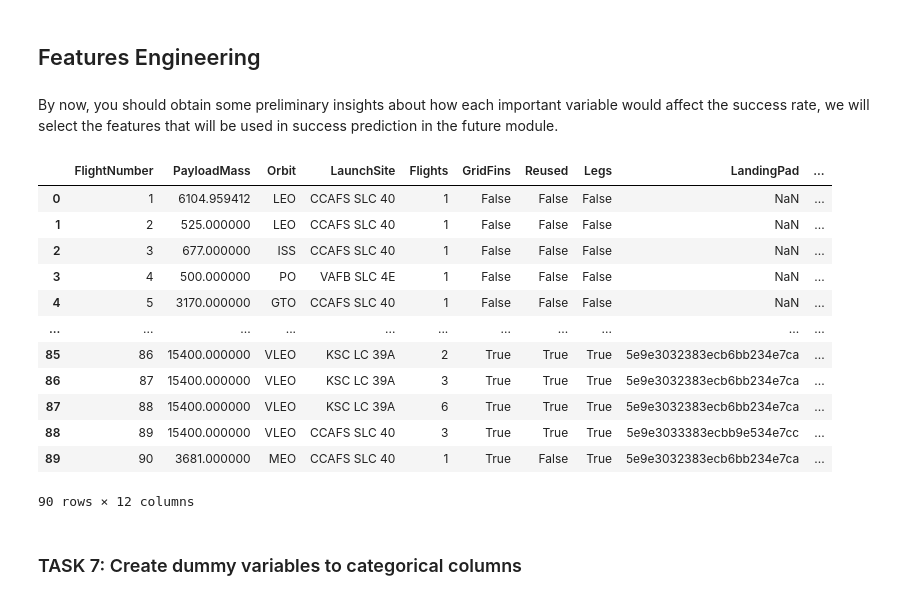
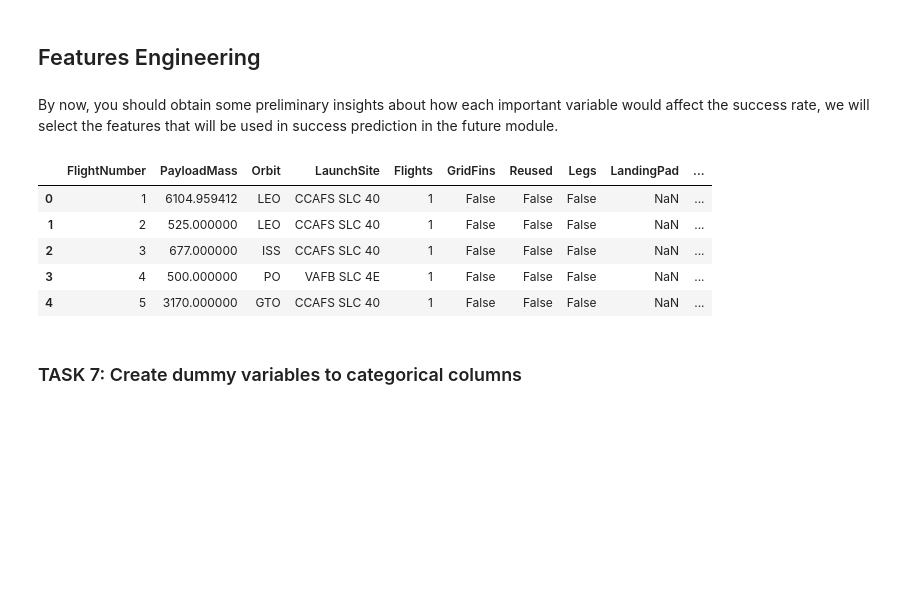
Before and after one commit to Constancem131/IBM, a Jupyter notebook: jupyter-labs-eda-dataviz.ipynb, the cells around one changed output. Cells and saved outputs as stored; diff of their text form; code cells hidden in the pictures; blank space fills up the shorter version.

```diff
--- a/jupyter-labs-eda-dataviz.ipynb
+++ b/jupyter-labs-eda-dataviz.ipynb
@@ -180,24 +183,18 @@ you can observe that the sucess rate since 2013 kept increasing till 2020
 # %% [markdown]
 ## Features Engineering
 # %% [markdown]
-By now, you should obtain some preliminary insights about how each important variable would affect the success rate, we will select the features that will be used in success prediction in the future module.
+By now, you should obtain some preliminary insights about how each important variable would affect the success rate, we will select the features that will be used in success prediction in the
+future module.
 # %%
 features = df[['FlightNumber', 'PayloadMass', 'Orbit', 'LaunchSite', 'Flights', 'GridFins', 'Reused', 'Legs', 'LandingPad', 'Block', 'ReusedCount', 'Serial']]
-features
+features.head()
 # %% [output]
 |  | FlightNumber | PayloadMass | Orbit | LaunchSite | Flights | GridFins | Reused | Legs | LandingPad | ... |
 | 0 | 1 | 6104.959412 | LEO | CCAFS SLC 40 | 1 | False | False | False | NaN | ... |
 | 1 | 2 | 525.000000 | LEO | CCAFS SLC 40 | 1 | False | False | False | NaN | ... |
 | 2 | 3 | 677.000000 | ISS | CCAFS SLC 40 | 1 | False | False | False | NaN | ... |
 | 3 | 4 | 500.000000 | PO | VAFB SLC 4E | 1 | False | False | False | NaN | ... |
 | 4 | 5 | 3170.000000 | GTO | CCAFS SLC 40 | 1 | False | False | False | NaN | ... |
-| ... | ... | ... | ... | ... | ... | ... | ... | ... | ... | ... |
-| 85 | 86 | 15400.000000 | VLEO | KSC LC 39A | 2 | True | True | True | 5e9e3032383ecb6bb234e7ca | ... |
-| 86 | 87 | 15400.000000 | VLEO | KSC LC 39A | 3 | True | True | True | 5e9e3032383ecb6bb234e7ca | ... |
-| 87 | 88 | 15400.000000 | VLEO | KSC LC 39A | 6 | True | True | True | 5e9e3032383ecb6bb234e7ca | ... |
-| 88 | 89 | 15400.000000 | VLEO | CCAFS SLC 40 | 3 | True | True | True | 5e9e3033383ecbb9e534e7cc | ... |
-| 89 | 90 | 3681.000000 | MEO | CCAFS SLC 40 | 1 | True | False | True | 5e9e3032383ecb6bb234e7ca | ... |
-90 rows × 12 columns
 # %% [markdown]
 ### TASK  7: Create dummy variables to categorical columns
 # %% [markdown]
```
Also changed, not shown: parts of 9 cells of this notebook.
